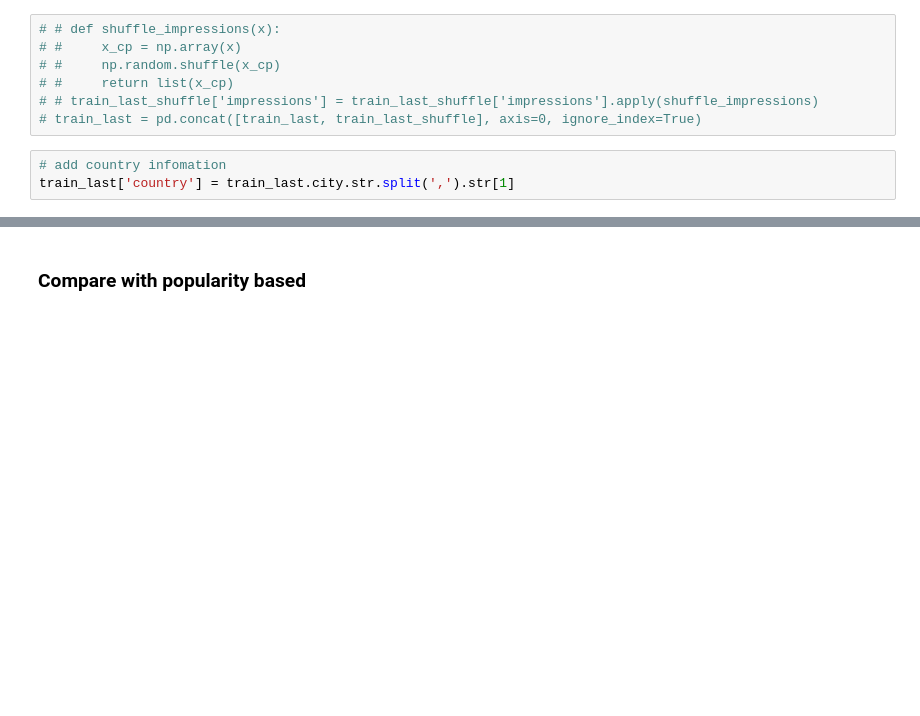
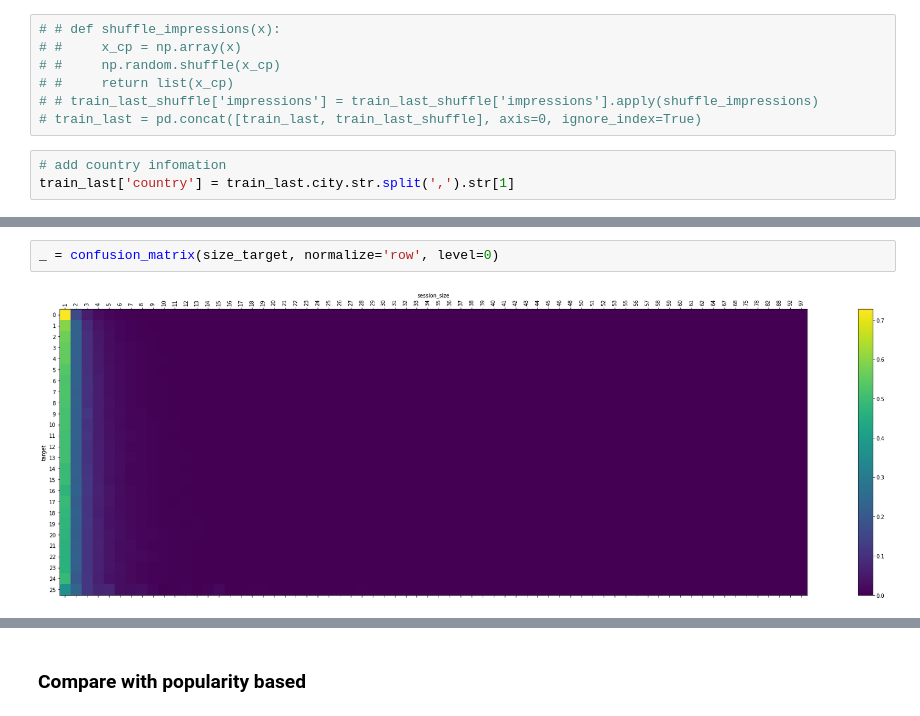
Before and after one commit to samshipengs/naps, a Jupyter notebook: playground_cf.ipynb, the cells around one changed output, grey strips where cells are left out. Cells and saved outputs as stored; diff of their text form; blank space fills up the shorter version.

```diff
--- a/playground_cf.ipynb
+++ b/playground_cf.ipynb
@@ -257,0 +339,4 @@ Wall time: 21.5 s
+# %%
+_ = confusion_matrix(size_target, normalize='row', level=0)
+# %% [output]
+[figure, added]
```
Also changed, not shown: parts of 84 cells of this notebook, 4 other files.
